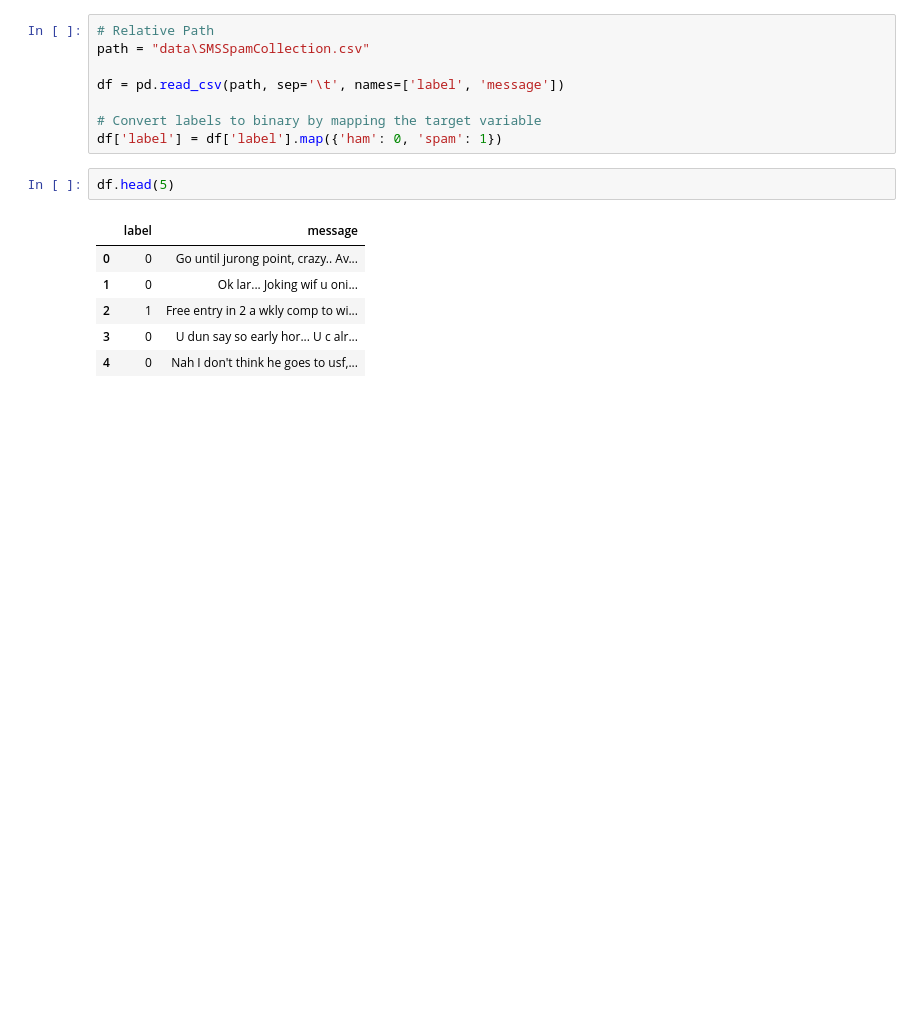
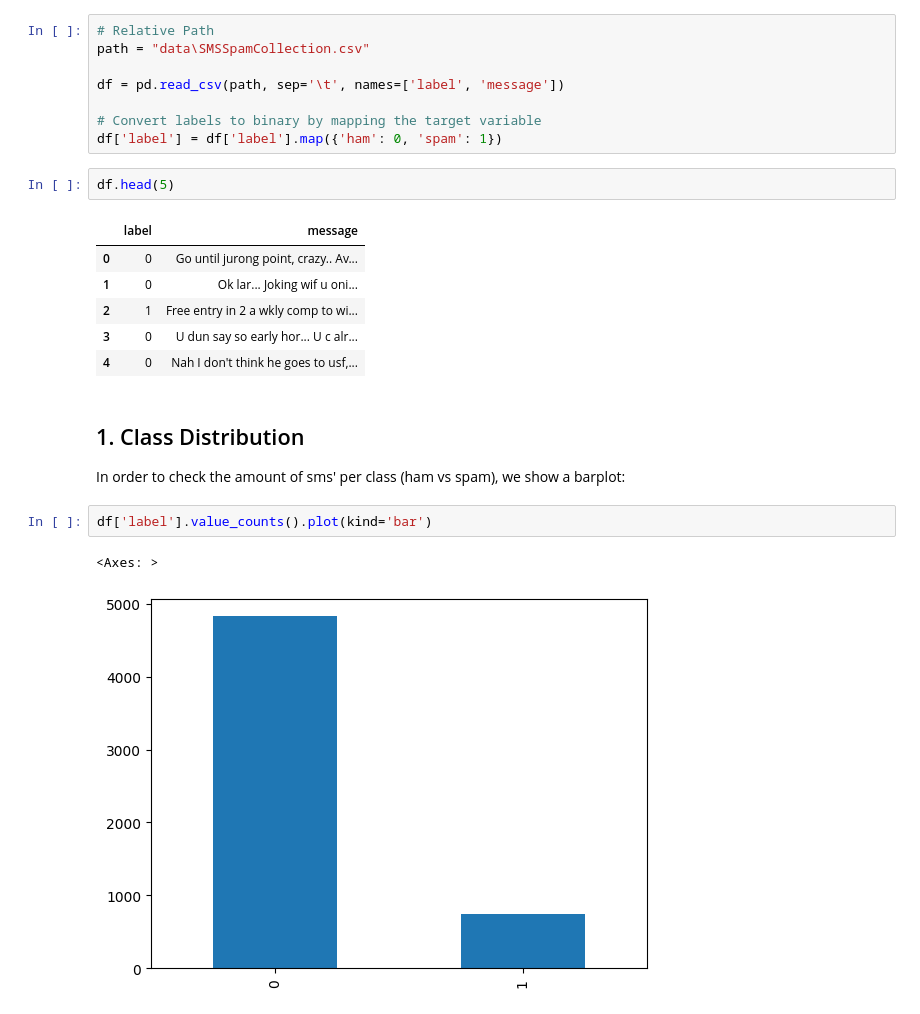
Before and after one commit to Akshay-Rajesh/Spam-text-classifier, a Jupyter notebook: data_understanding.ipynb, the cells around one changed output. Cells and saved outputs as stored; diff of their text form; blank space fills up the shorter version.

```diff
--- a/data_understanding.ipynb
+++ b/data_understanding.ipynb
@@ -17,3 +17,12 @@ df.head(5)
 | 2 | 1 | Free entry in 2 a wkly comp to wi... |
 | 3 | 0 | U dun say so early hor... U c alr... |
 | 4 | 0 | Nah I don't think he goes to usf,... |
+# %% [markdown]
+## 1. Class Distribution
+
+In order to check the amount of sms' per class (ham vs spam), we show a barplot:
+# %%
+df['label'].value_counts().plot(kind='bar')
+# %% [output]
+<Axes: >
+[figure, added]
```
Also changed, not shown: parts of 18 cells of this notebook.
